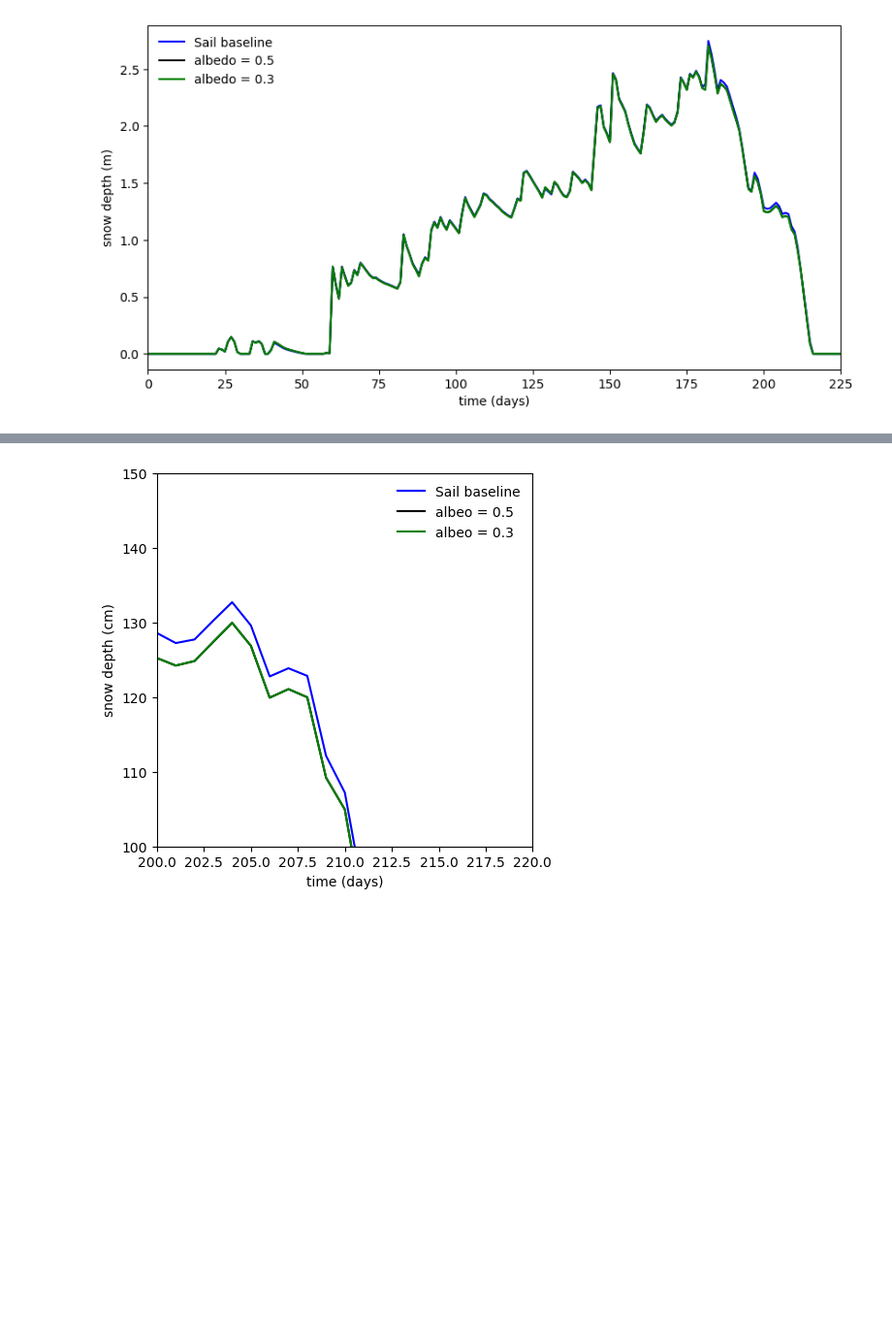
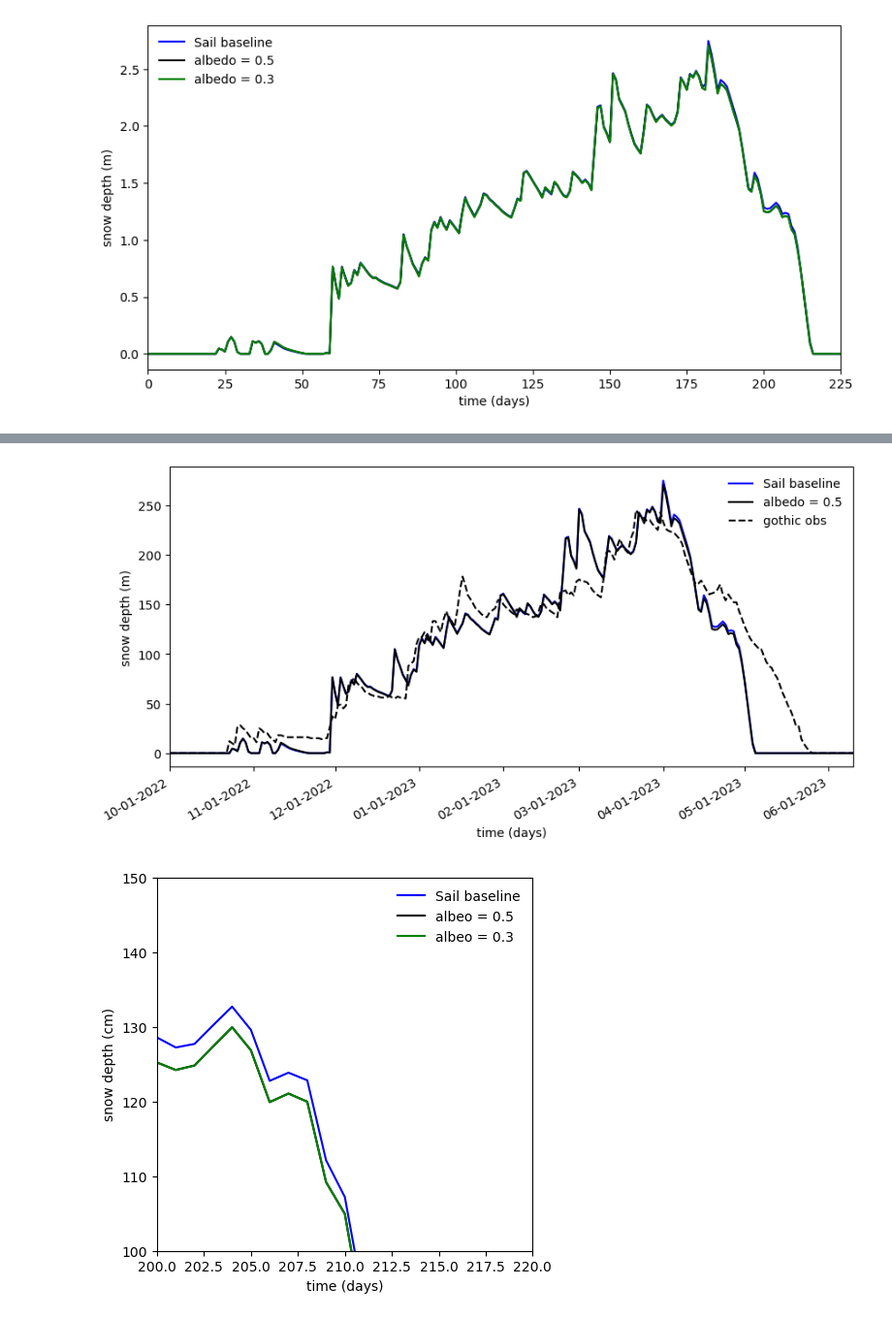
Before and after one commit to AndrewGraus/ATS-EcoSIM-demos, a Jupyter notebook: jupyter_notebooks/snow_depth_SAIL.ipynb, the cells around one changed output, grey strips where cells are left out. Shown at 97% size. Drawn from its saved outputs; the diff is of its cells as text; code cells hidden in the pictures; blank space fills up the shorter version.

Commit message:
added gothich data

```diff
--- a/jupyter_notebooks/snow_depth_SAIL.ipynb
+++ b/jupyter_notebooks/snow_depth_SAIL.ipynb
@@ -30,3 +54,30 @@ plt.show()
+# %%
+gothic_time = pd.to_datetime(gothic['date'])
+
+sd = np.loadtxt('./misery.csv',delimiter=',',dtype=str)
+depth = np.asarray(sd[:,1], dtype=float)
+ttest = pd.to_datetime(sd[:,0])
+# %%
+fig3 = plt.figure(figsize=(10,5))
+ax = plt.axes()
+plt.plot(dates_mdates,sd_base*100.0,color='b', label="Sail baseline")
+plt.plot(dates_mdates,sd_low*100.0,color='k', label="albedo = 0.5")
+#plt.plot(dates_mdates,sd_lower*100.0,color='g', label="albedo = 0.3")
+plt.plot(ttest, depth,linestyle='--', color='k', label="gothic obs")
+plt.legend(frameon=False)
+plt.xlabel("time (days)")
+plt.ylabel("snow depth (m)")
+ax.xaxis.set_major_locator(mdates.MonthLocator())
+ax.xaxis.set_major_formatter(mdates.DateFormatter('%m-%d-%Y'))
+fig3.autofmt_xdate()
+# Set the x-axis limits
+start_date = datetime(2022, 10, 1)
+end_date = datetime(2023, 6, 10)
+
+ax.set_xlim(mdates.date2num(start_date), mdates.date2num(end_date))
+plt.show()
+# %% [output]
+[figure, added]
 # %%
 fig2 = plt.figure(figsize=(5,5))
 plt.plot(time,sd_base*100.0,color='b', label="Sail baseline")
```
Also changed, not shown: parts of 3 cells of this notebook.
